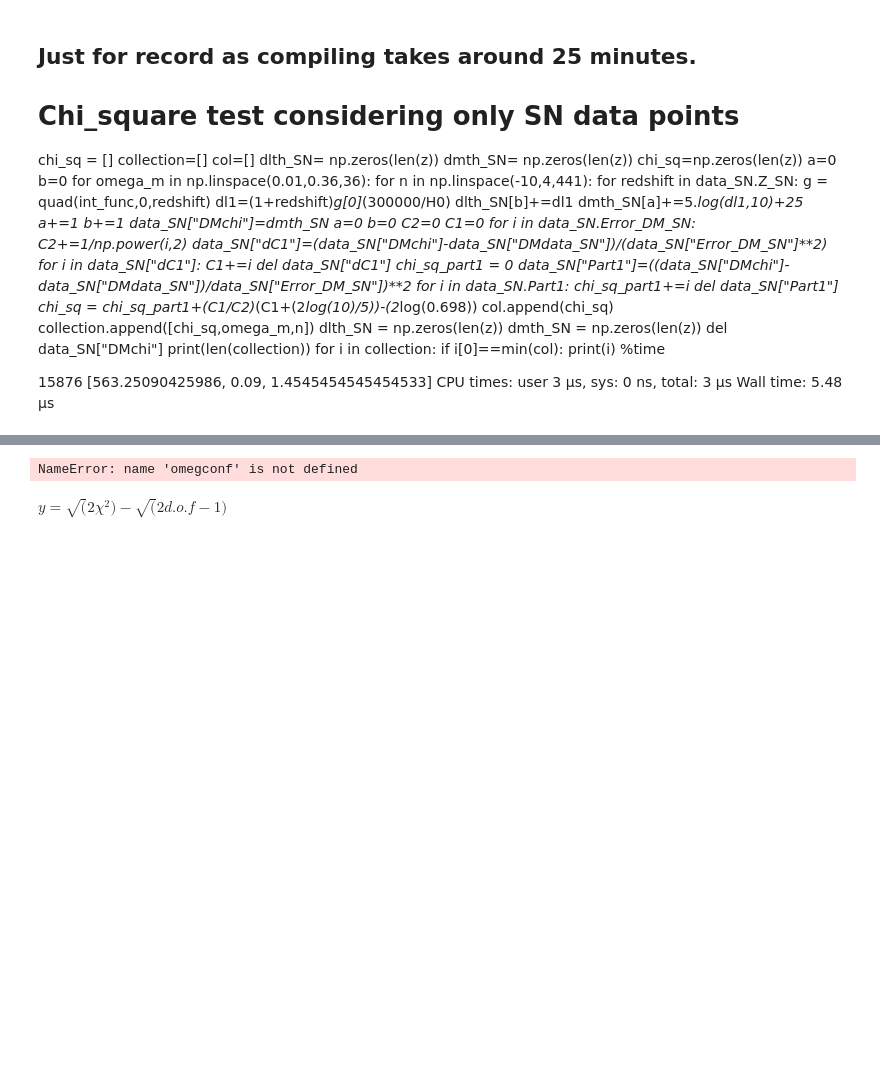
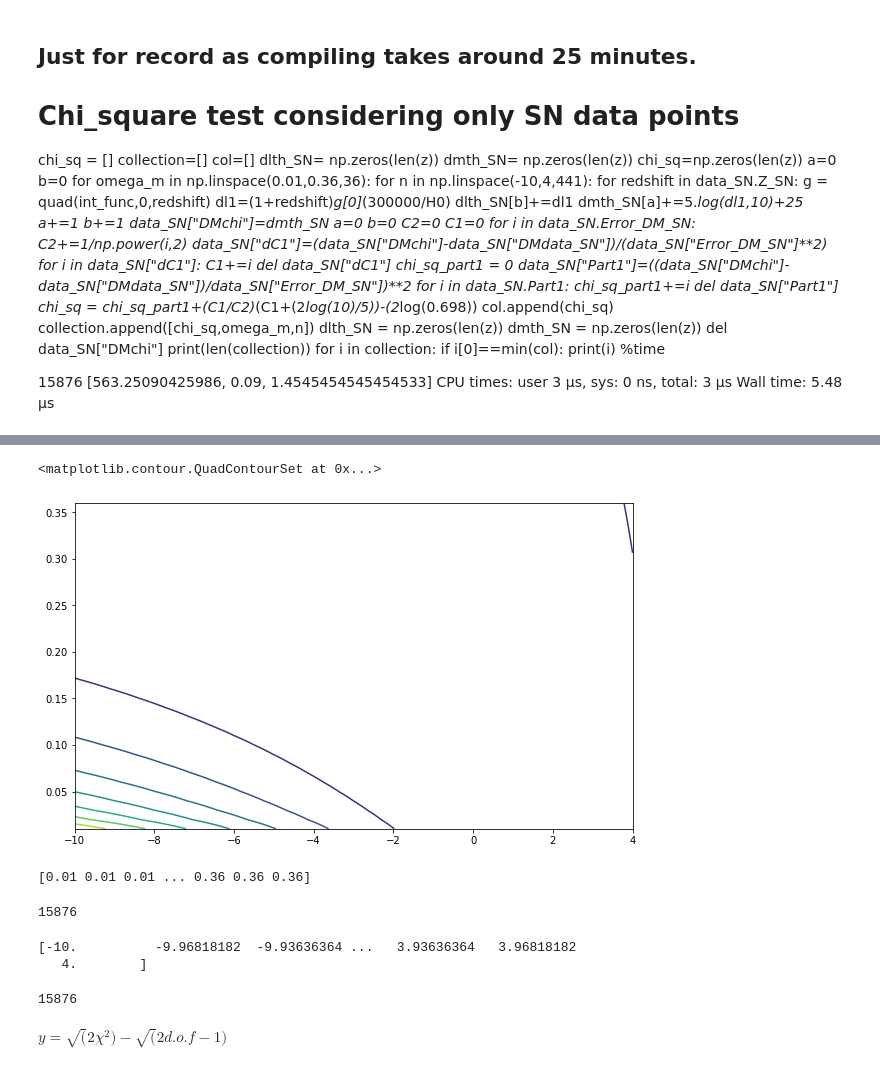
Before and after one commit to AshleyChraya/HubbleConstant-ConstraintsForVCG, a Jupyter notebook: Python Codes/VCG constraints by SN GWTC3.ipynb, the cells around one changed output, grey strips where cells are left out. Drawn from its saved outputs; the diff is of its cells as text; code cells hidden in the pictures; blank space fills up the shorter version.

Commit message:
added contour for GW

```diff
--- a/Python Codes/VCG constraints by SN GWTC3.ipynb
+++ b/Python Codes/VCG constraints by SN GWTC3.ipynb
@@ -472,12 +476,12 @@ for omega_m in np.linspace(0.01,0.36,36):
     del data_SN["Part1"]
     chi_sq = chi_sq_part1+(C1/C2)*(C1+(2*log(10)/5))-(2*log(0.698))
     col.append(chi_sq)
-
+    np_array=np.asarray(col)
     collection.append([chi_sq,omega_m,n])
     dlth_SN = np.zeros(len(z))
     dmth_SN = np.zeros(len(z))
     del data_SN["DMchi"]
-print(col)
+
 print(len(collection))
 for i in collection:
   if i[0]==min(col):
@@ -635,14 +656,13 @@ for omega_m in np.linspace(0.01,0.36,36):
     chi_sq = chi_sq_part1+(C1/C2)*(C1+(2*log(10)/5))-(2*log(0.698))
     col.append(chi_sq)
     collection.append([chi_sq,omega_m,n])
-    omegconf[c]+=omega_m
-    nconf[d]+=n
     c+=1
     d+=1
+    np_array=np.asarray(col)
     dlth_GW = np.zeros(88)
     dmth_GW = np.zeros(88)
     del Fin_data_GW["DMchi"]
-print(col)
+
 print(len(collection))
 for i in collection:
   if i[0]==min(col):
@@ -658,11 +677,25 @@ Wall time: 10.7 µs
+# %%
+n =np.linspace(-10,4,441)
+omega_m = np.linspace(0.01,0.36,36)
+np_array=np.asarray(col)
+t1=np_array.reshape(36,441)
+plt.contour(n,omega_m, t1,cmap='seismic')
+# %% [output]
+<matplotlib.contour.QuadContourSet at 0x...>
+[figure, added]
 # %%
 print(omegconf)
 omegconf.size
 # %% [output]
-NameError: name 'omegconf' is not defined
+[0.01 0.01 0.01 ... 0.36 0.36 0.36]
+15876
 # %%
 print(nconf)
 nconf.size
+# %% [output]
+[-10.          -9.96818182  -9.93636364 ...   3.93636364   3.96818182
+   4.        ]
+15876
 # %% [markdown]
 $y=\sqrt(2\chi^2) -\sqrt(2 d.o.f -1)$
 # %%
```
Also changed, not shown: parts of 9 cells of this notebook, 1 other file.
